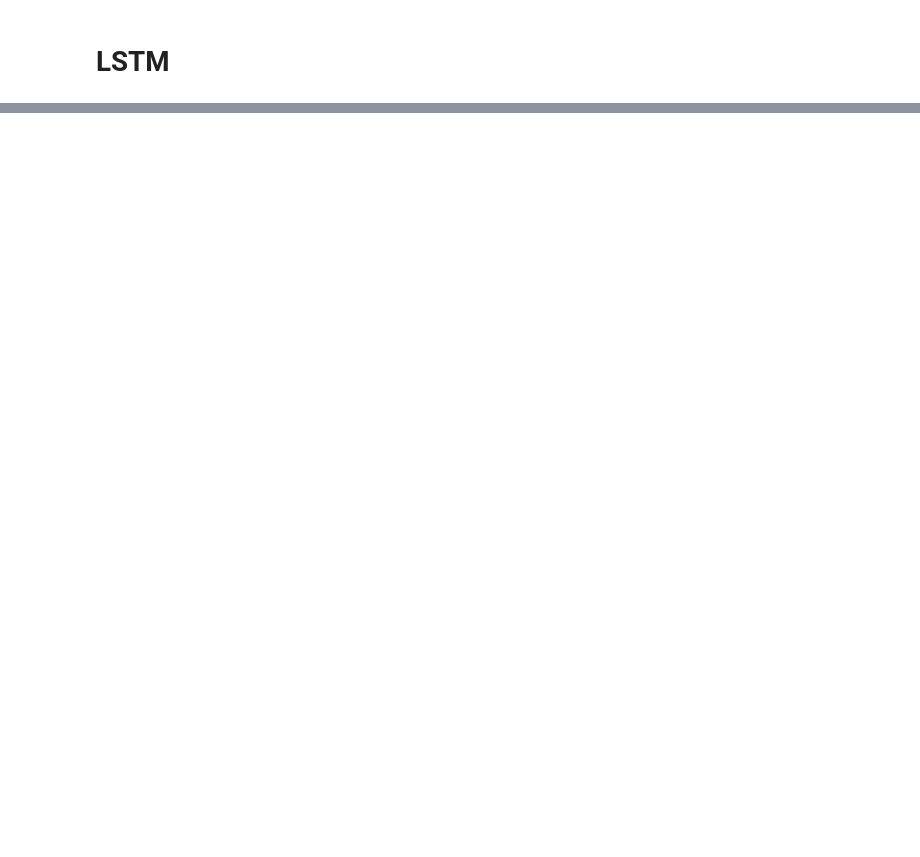
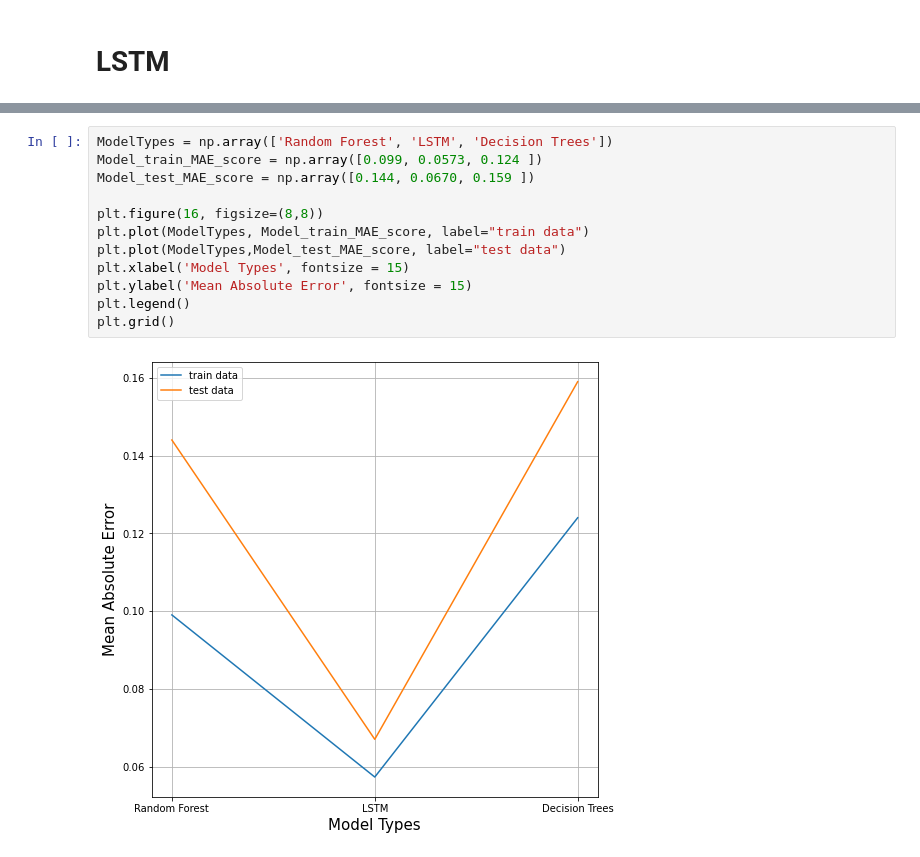
Before and after one commit to Neuroosapiens/Neuroosapiens, a Jupyter notebook: Lab2/Lab2_Team1.ipynb, the cells around one changed output, grey strips where cells are left out. Saved outputs shown, nothing was run; the diff lists cells and outputs as text; blank space fills up the shorter version.

```diff
--- a/Lab2/Lab2_Team1.ipynb
+++ b/Lab2/Lab2_Team1.ipynb
@@ -250,0 +358,14 @@ plt.grid()
+# %%
+ModelTypes = np.array(['Random Forest', 'LSTM', 'Decision Trees'])
+Model_train_MAE_score = np.array([0.099, 0.0573, 0.124 ])
+Model_test_MAE_score = np.array([0.144, 0.0670, 0.159 ])
+
+plt.figure(16, figsize=(8,8))
+plt.plot(ModelTypes, Model_train_MAE_score, label="train data")
+plt.plot(ModelTypes,Model_test_MAE_score, label="test data")
+plt.xlabel('Model Types', fontsize = 15)
+plt.ylabel('Mean Absolute Error', fontsize = 15)
+plt.legend()
+plt.grid()
+# %% [output]
+[figure, added]
```
Also changed, not shown: parts of 14 cells of this notebook.
